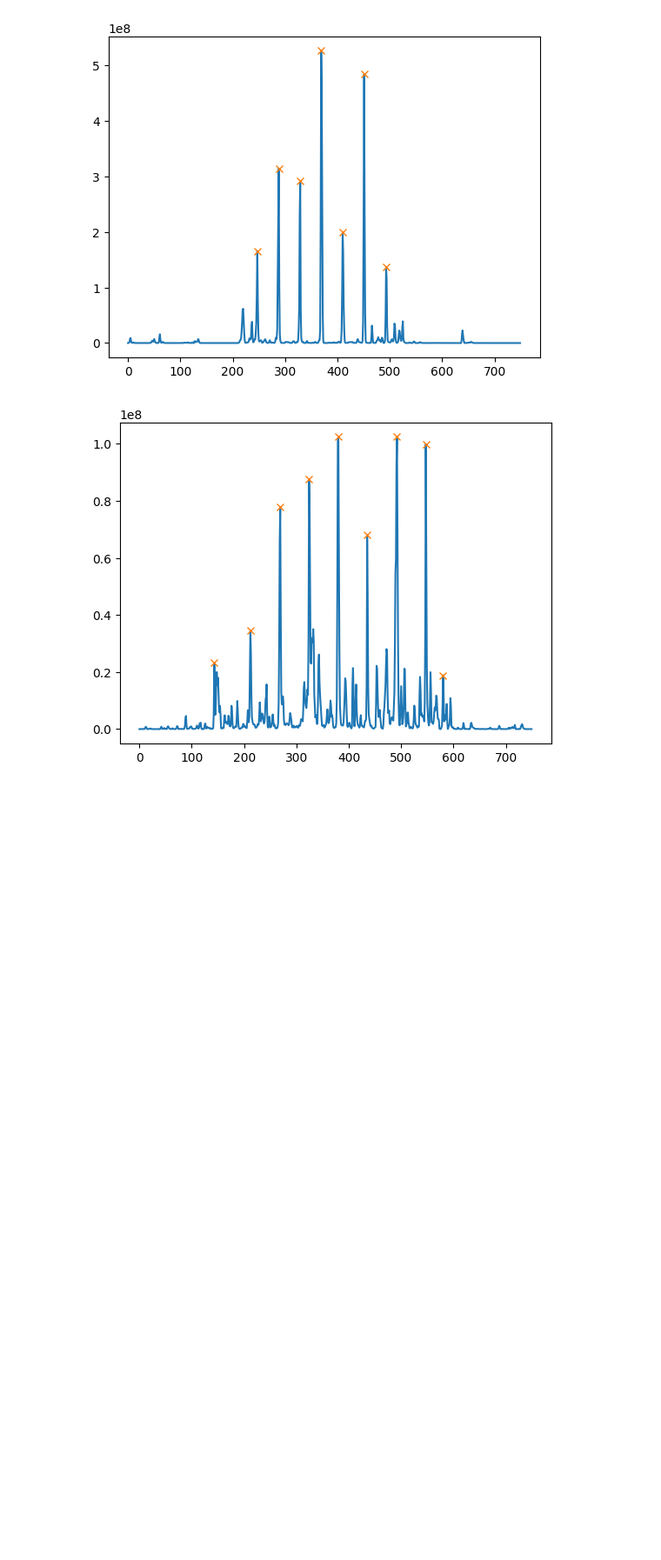
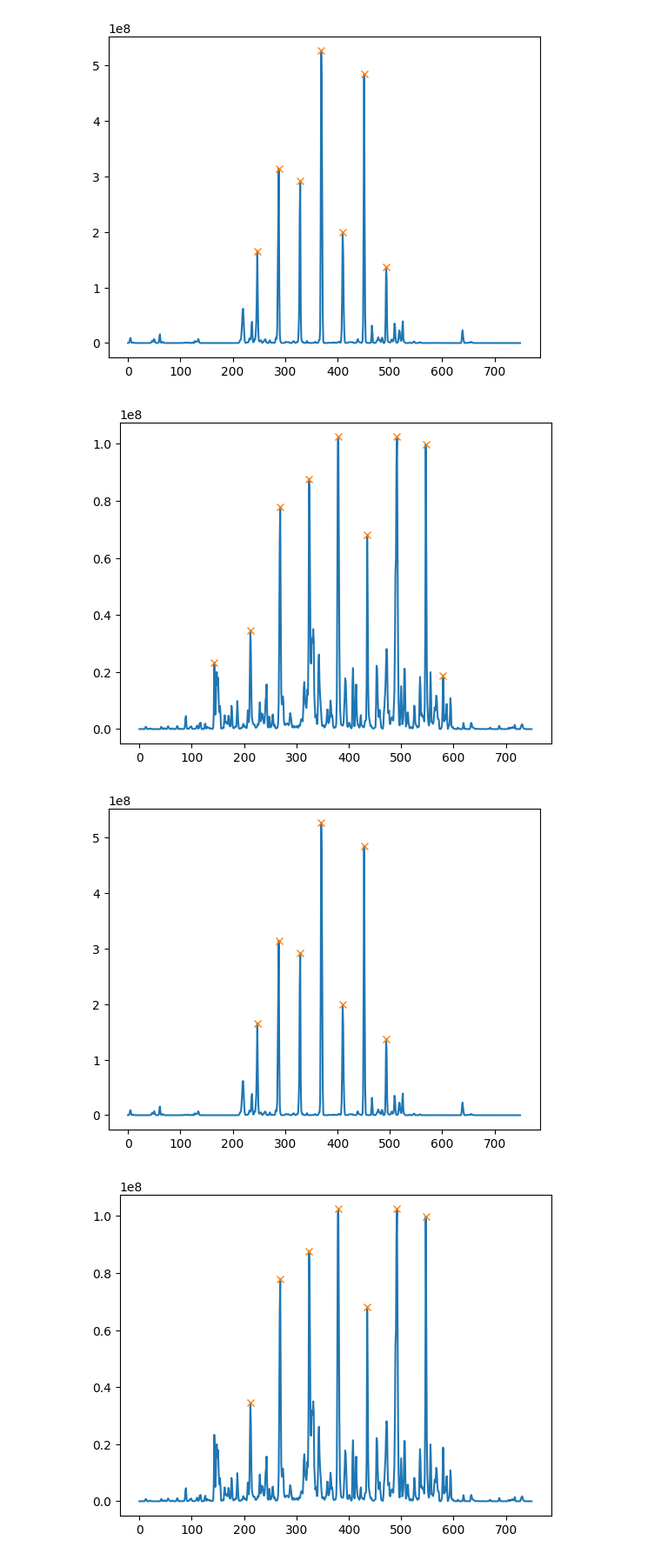
Before and after one commit to Boom123bam/chessboard-reader, a Jupyter notebook: main.ipynb, the cells around one changed output. Shown: that part at 87% size. Saved outputs shown, nothing was run; the diff lists cells and outputs as text; code cells hidden in the pictures; blank space fills up the shorter version.

Commit message:
Prune

```diff
--- a/main.ipynb
+++ b/main.ipynb
@@ -244,3 +204,45 @@ plt.show()
+# %%
+def find_longest_chain(list, condition):
+    '''find longest chain of elements in list that satisfy condition and return start and end index'''
+    max_len = 0
+    current_len = 0
+    max_index = 0
+    for i in range(len(list)):
+        if condition(list[i]):
+            current_len += 1
+        else:
+            if current_len > max_len:
+                max_len = current_len
+                max_index = i - current_len
+            current_len = 0
+
+    if current_len > max_len:
+        max_len = current_len
+        max_index = i - current_len + 1
+
+    return max_index, max_index + max_len
+
+def prune_non_equally_spaced(peaks):
+    gaps = np.diff(peaks)
+    gapsdiffs = np.diff(gaps)
+    # find longest seqence of small diffs
+    start, end = find_longest_chain(gapsdiffs, lambda x: abs(x) < 3) # allow 3px error in both directions
+    return peaks[start: end + 2]
+
+dx_peaks = prune_non_equally_spaced(dx_peaks)
+dy_peaks = prune_non_equally_spaced(dy_peaks)
+# %%
+plt.plot(hough_dx)
+plt.plot(dx_peaks, hough_dx[dx_peaks],"x")
+plt.show()
+
+plt.figure()
+plt.plot(hough_dy)
+plt.plot(dy_peaks, hough_dy[dy_peaks],"x")
+plt.show()
+# %% [output]
+[figure, added]
+[figure, added]
 # %%
 # # Split the image into tiles
 # w, h = image.shape
```
Also changed, not shown: parts of 7 cells of this notebook, 1 other file.
